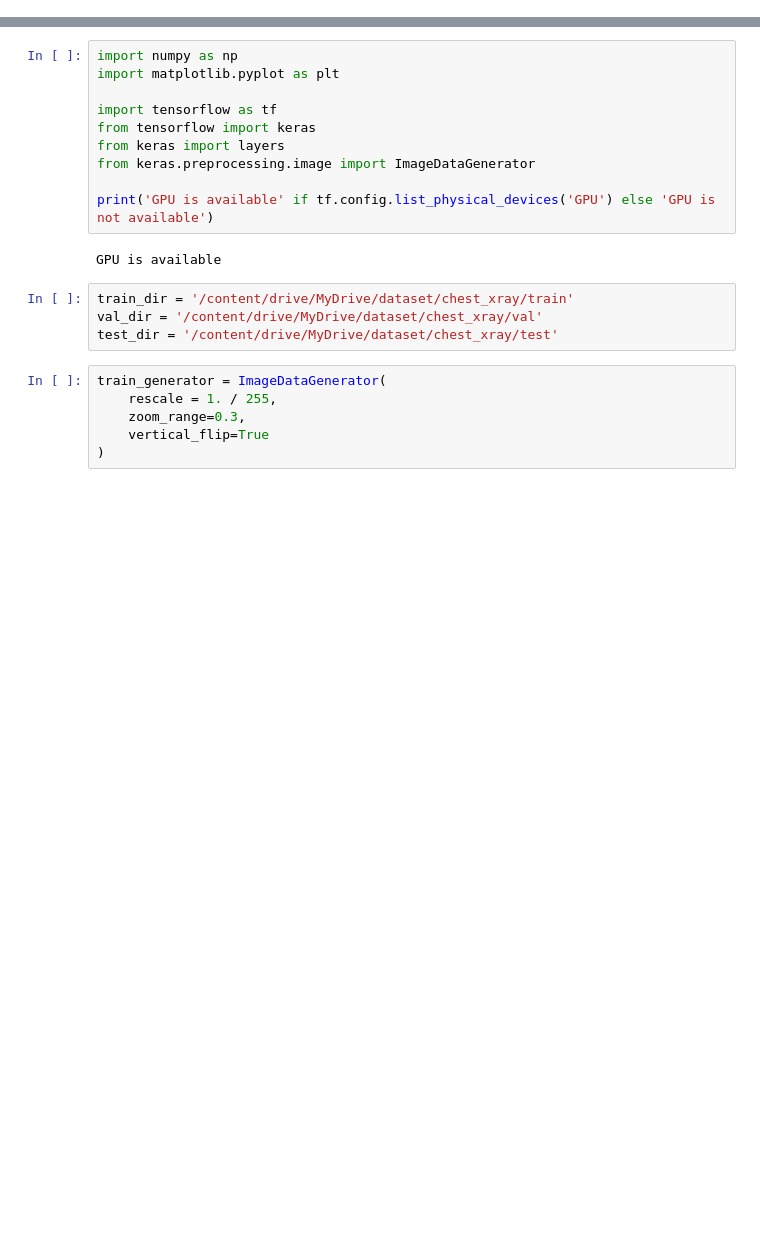
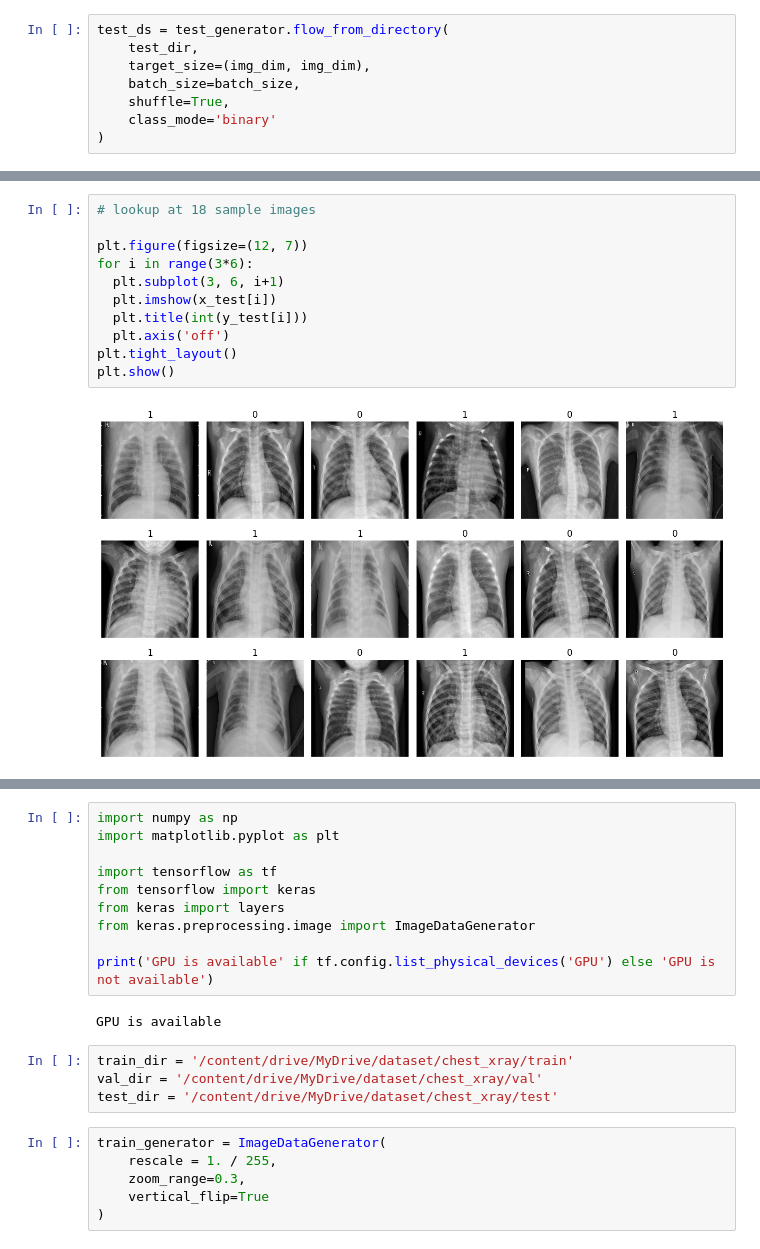
Before and after one commit to ghulam2545/AI-ML-DL, a Jupyter notebook: main3.ipynb, the cells around one changed output, grey strips where cells are left out. Cells and saved outputs as stored; diff of their text form; blank space fills up the shorter version.

```diff
--- a/main3.ipynb
+++ b/main3.ipynb
@@ -2,0 +49,8 @@
+# %%
+test_ds = test_generator.flow_from_directory(
+    test_dir,
+    target_size=(img_dim, img_dim),
+    batch_size=batch_size,
+    shuffle=True,
+    class_mode='binary'
+)
@@ -2,0 +178,13 @@
+# %%
+# lookup at 18 sample images
+
+plt.figure(figsize=(12, 7))
+for i in range(3*6):
+  plt.subplot(3, 6, i+1)
+  plt.imshow(x_test[i])
+  plt.title(int(y_test[i]))
+  plt.axis('off')
+plt.tight_layout()
+plt.show()
+# %% [output]
+[figure, added]
```
Also changed, not shown: parts of 18 cells of this notebook.
